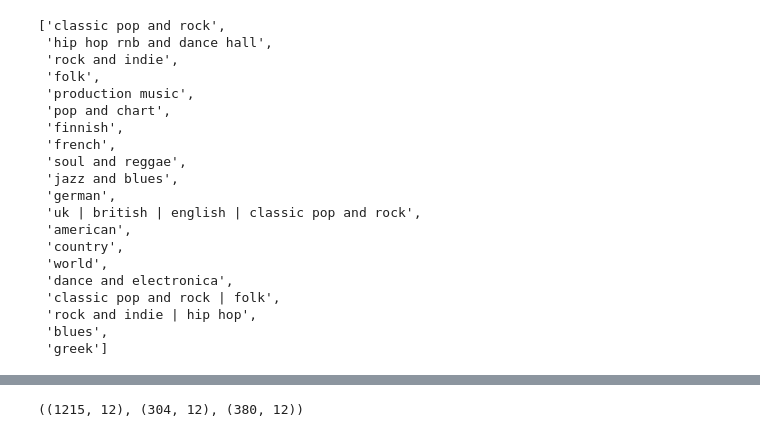
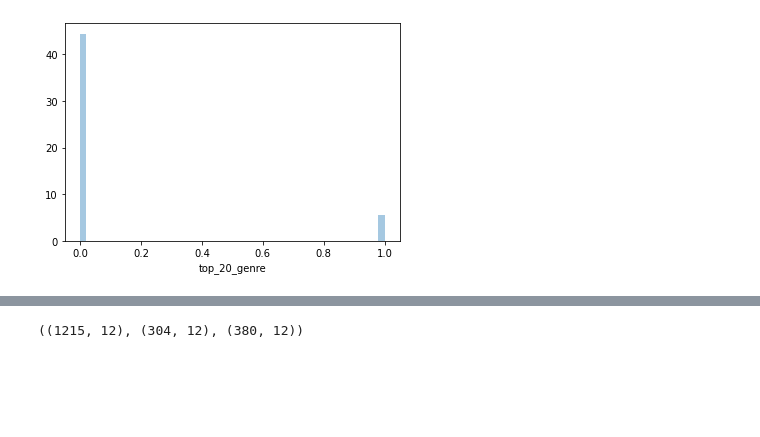
Before and after one commit to HernanDarius/top-20-genre, a Jupyter notebook: Build 2.ipynb, the cells around one changed output, grey strips where cells are left out. Saved outputs shown, nothing was run; the diff lists cells and outputs as text; code cells hidden in the pictures; blank space fills up the shorter version.

```diff
--- a/Build 2.ipynb
+++ b/Build 2.ipynb
@@ -18,23 +61,0 @@ top_20=song_data['Genre'].value_counts().head(20).index[:].tolist()
-# %%
-top_20
-# %% [output]
-['classic pop and rock',
- 'hip hop rnb and dance hall',
- 'rock and indie',
- 'folk',
- 'production music',
- 'pop and chart',
- 'finnish',
- 'french',
- 'soul and reggae',
- 'jazz and blues',
- 'german',
- 'uk | british | english | classic pop and rock',
- 'american',
- 'country',
- 'world',
- 'dance and electronica',
- 'classic pop and rock | folk',
- 'rock and indie | hip hop',
- 'blues',
- 'greek']
@@ -42,0 +62,8 @@ song_data['top_20_genre']=song_data['Genre'].isin(top_20)
+# %%
+#Let's see if there's a skew in our target.
+%matplotlib inline
+import seaborn as sns
+song_data_target = song_data['top_20_genre']
+sns.distplot(song_data_target);
+# %% [output]
+[figure, added]
```
Also changed, not shown: parts of 67 cells of this notebook.
